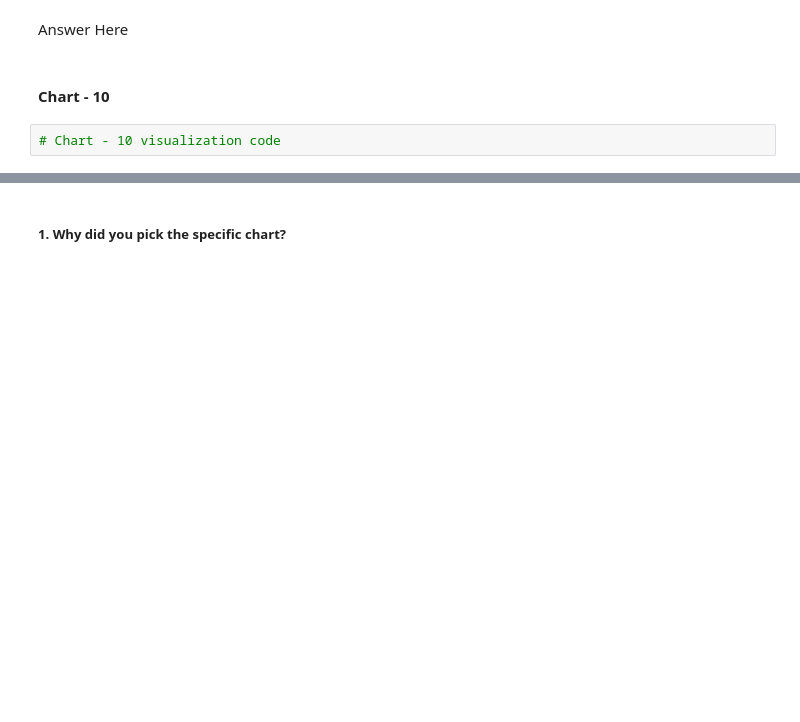
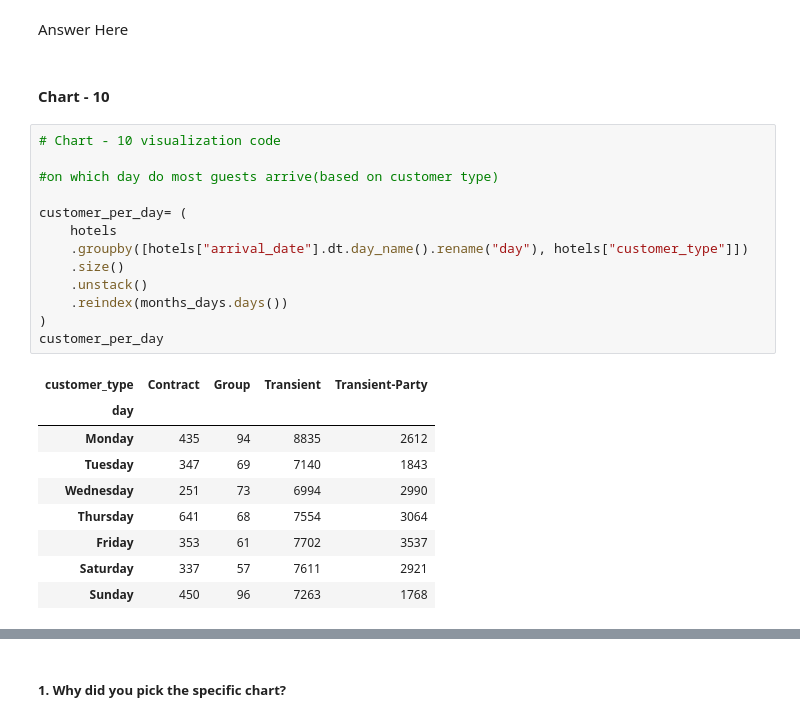
Before and after one commit to bisht-deepak/EDA, a Jupyter notebook: Hotel Booking/hotel-booking-analysis.ipynb, the cells around one changed output, grey strips where cells are left out. Saved outputs shown, nothing was run; the diff lists cells and outputs as text; blank space fills up the shorter version.

```diff
--- a/Hotel Booking/hotel-booking-analysis.ipynb
+++ b/Hotel Booking/hotel-booking-analysis.ipynb
@@ -896,5 +975,26 @@ Are there any insights that lead to negative growth? Justify with specific reaso
 Answer Here
 # %% [markdown]
 #### Chart - 10
-# %%
-# Chart - 10 visualization code
+# %%
+# Chart - 10 visualization code
+
+#on which day do most guests arrive(based on customer type)
+
+customer_per_day= (
+    hotels
+    .groupby([hotels["arrival_date"].dt.day_name().rename("day"), hotels["customer_type"]])
+    .size()
+    .unstack()
+    .reindex(months_days.days())
+)
+customer_per_day
+# %% [output]
+| customer_type | Contract | Group | Transient | Transient-Party |
+| day |  |  |  |  |
+| Monday | 435 | 94 | 8835 | 2612 |
+| Tuesday | 347 | 69 | 7140 | 1843 |
+| Wednesday | 251 | 73 | 6994 | 2990 |
+| Thursday | 641 | 68 | 7554 | 3064 |
+| Friday | 353 | 61 | 7702 | 3537 |
+| Saturday | 337 | 57 | 7611 | 2921 |
+| Sunday | 450 | 96 | 7263 | 1768 |
```
Also changed, not shown: parts of 12 cells of this notebook.
